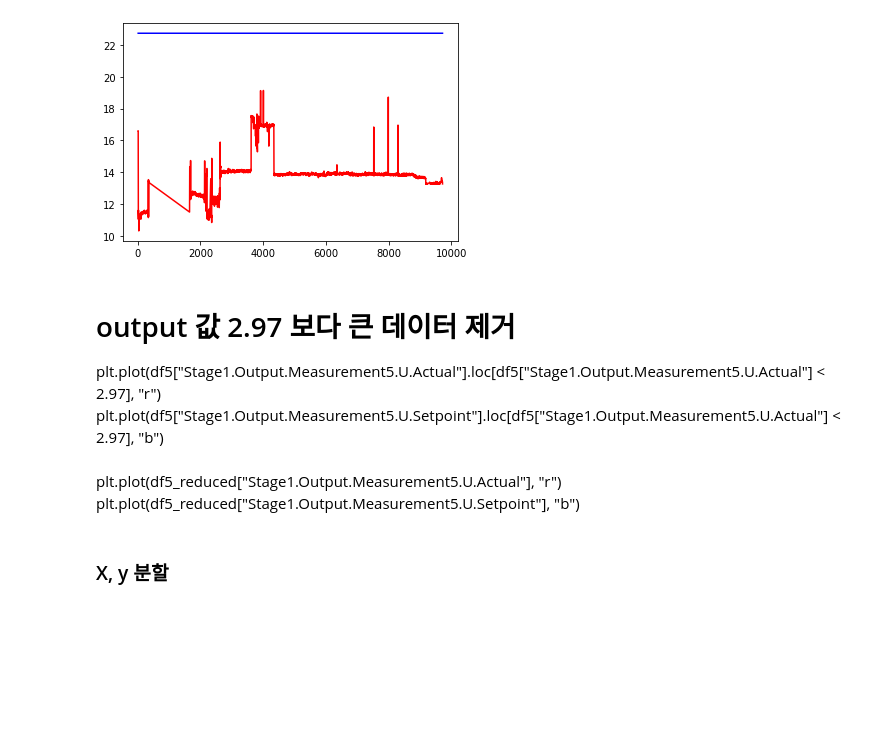
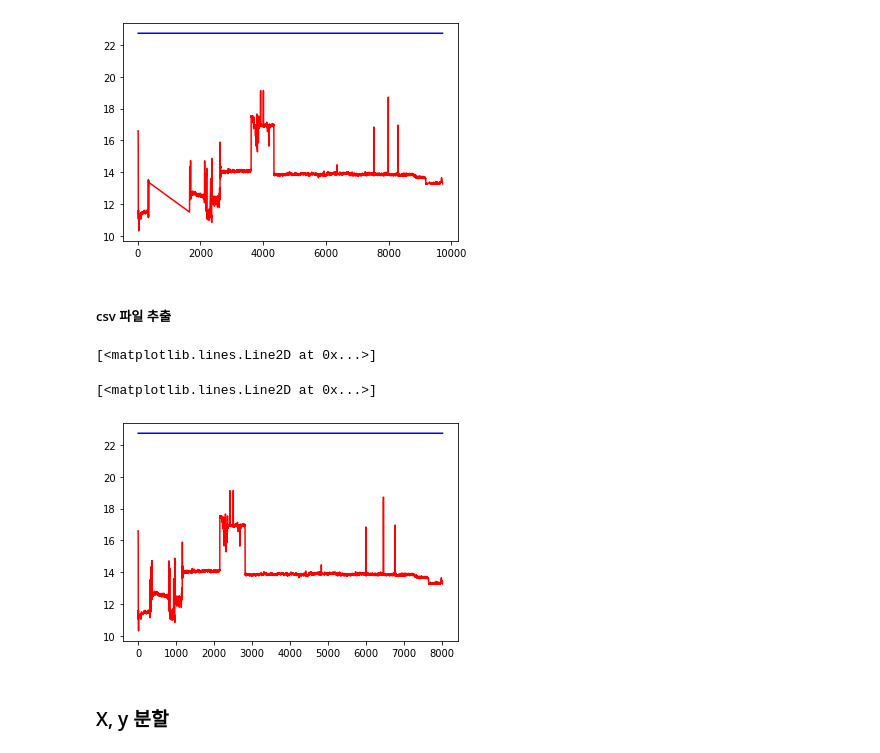
Before and after one commit to kimjaegu/continuous_factory_process, a Jupyter notebook: seunghoon_code/stage1_preprocessing.ipynb, the cells around one changed output. Drawn from its saved outputs; the diff is of its cells as text; code cells hidden in the pictures; blank space fills up the shorter version.

```diff
--- a/seunghoon_code/stage1_preprocessing.ipynb
+++ b/seunghoon_code/stage1_preprocessing.ipynb
@@ -122,10 +101,6 @@ plt.plot(df1["Stage1.Output.Measurement1.U.Setpoint"].loc[df1["Stage1.Output.Mea
 [<matplotlib.lines.Line2D at 0x...>]
 [<matplotlib.lines.Line2D at 0x...>]
 [figure]
-# %% [markdown]
-# output 값 2.97 보다 큰 데이터 제거
-plt.plot(df5["Stage1.Output.Measurement5.U.Actual"].loc[df5["Stage1.Output.Measurement5.U.Actual"] < 2.97], "r")
-plt.plot(df5["Stage1.Output.Measurement5.U.Setpoint"].loc[df5["Stage1.Output.Measurement5.U.Actual"] < 2.97], "b")
 # %%
 # 이상치 제거 데이터 생성
 df1_reduced = df1.loc[df1["Stage1.Output.Measurement1.U.Actual"] > 0.01]
@@ -133,6 +107,15 @@ df1_reduced = df1.loc[df1["Stage1.Output.Measurement1.U.Actual"] > 0.01]
-# %% [markdown]
-plt.plot(df5_reduced["Stage1.Output.Measurement5.U.Actual"], "r")
-plt.plot(df5_reduced["Stage1.Output.Measurement5.U.Setpoint"], "b")
+# %% [markdown]
+##### csv 파일 추출
+# %%
+df1_indexed = df1_reduced.reset_index(drop = True)
+df1_indexed.to_csv("F:\\kdt jupyter\\Project\\Data\\df1_indexed.csv", index = False)
+# %%
+plt.plot(df1_indexed["Stage1.Output.Measurement1.U.Actual"], "r")
+plt.plot(df1_indexed["Stage1.Output.Measurement1.U.Setpoint"], "b")
+# %% [output]
+[<matplotlib.lines.Line2D at 0x...>]
+[<matplotlib.lines.Line2D at 0x...>]
+[figure, added]
 # %% [markdown]
 ### X, y 분할
 # %%
```
Also changed, not shown: parts of 90 cells of this notebook, 19 other files.
